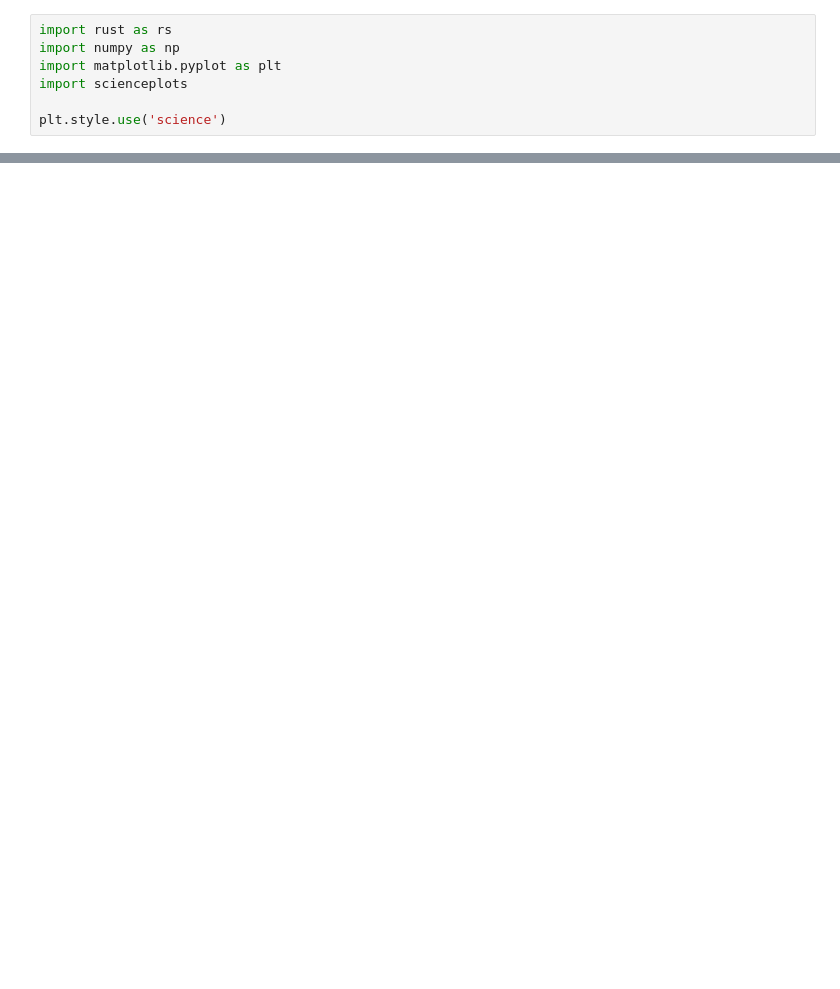
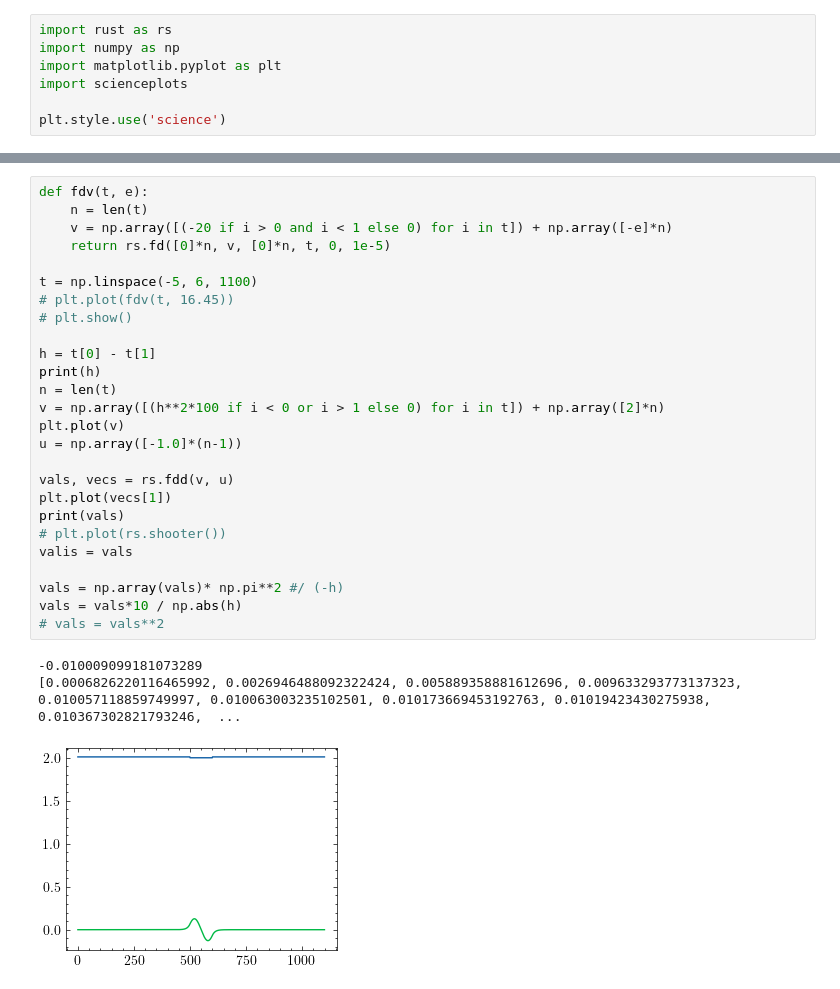
Before and after one commit to hyhmir/mafiski_praktikum, a Jupyter notebook: 08/analysing.ipynb, the cells around one changed output, grey strips where cells are left out. Drawn from its saved outputs; the diff is of its cells as text; blank space fills up the shorter version.

```diff
--- a/08/analysing.ipynb
+++ b/08/analysing.ipynb
@@ -156,0 +191,30 @@ plt.show()
+# %%
+def fdv(t, e):
+    n = len(t)
+    v = np.array([(-20 if i > 0 and i < 1 else 0) for i in t]) + np.array([-e]*n)
+    return rs.fd([0]*n, v, [0]*n, t, 0, 1e-5)
+
+t = np.linspace(-5, 6, 1100)
+# plt.plot(fdv(t, 16.45))
+# plt.show()
+
+h = t[0] - t[1]
+print(h)
+n = len(t)
+v = np.array([(h**2*100 if i < 0 or i > 1 else 0) for i in t]) + np.array([2]*n)
+plt.plot(v)
+u = np.array([-1.0]*(n-1))
+
+vals, vecs = rs.fdd(v, u)
+plt.plot(vecs[1])
+print(vals)
+# plt.plot(rs.shooter())
+valis = vals
+
+vals = np.array(vals)* np.pi**2 #/ (-h)
+vals = vals*10 / np.abs(h)
+# vals = vals**2
+# %% [output]
+-0.010009099181073289
+[0.0006826220116465992, 0.0026946488092322424, 0.005889358881612696, 0.009633293773137323, 0.010057118859749997, 0.010063003235102501, 0.010173669453192763, 0.01019423430275938, 0.010367302821793246,  ...
+[figure, added]
```
Also changed, not shown: parts of 9 cells of this notebook, 10 other files.
